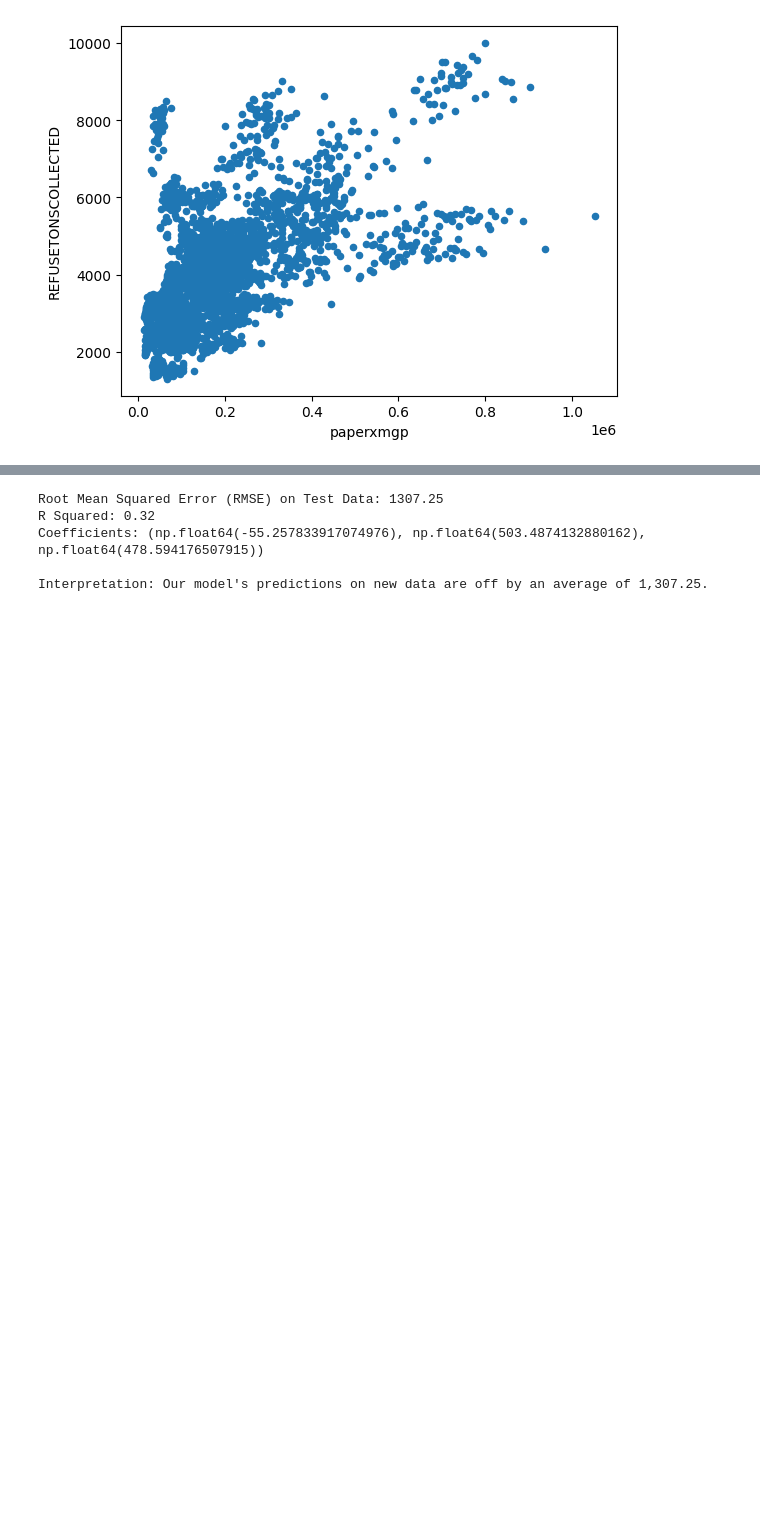
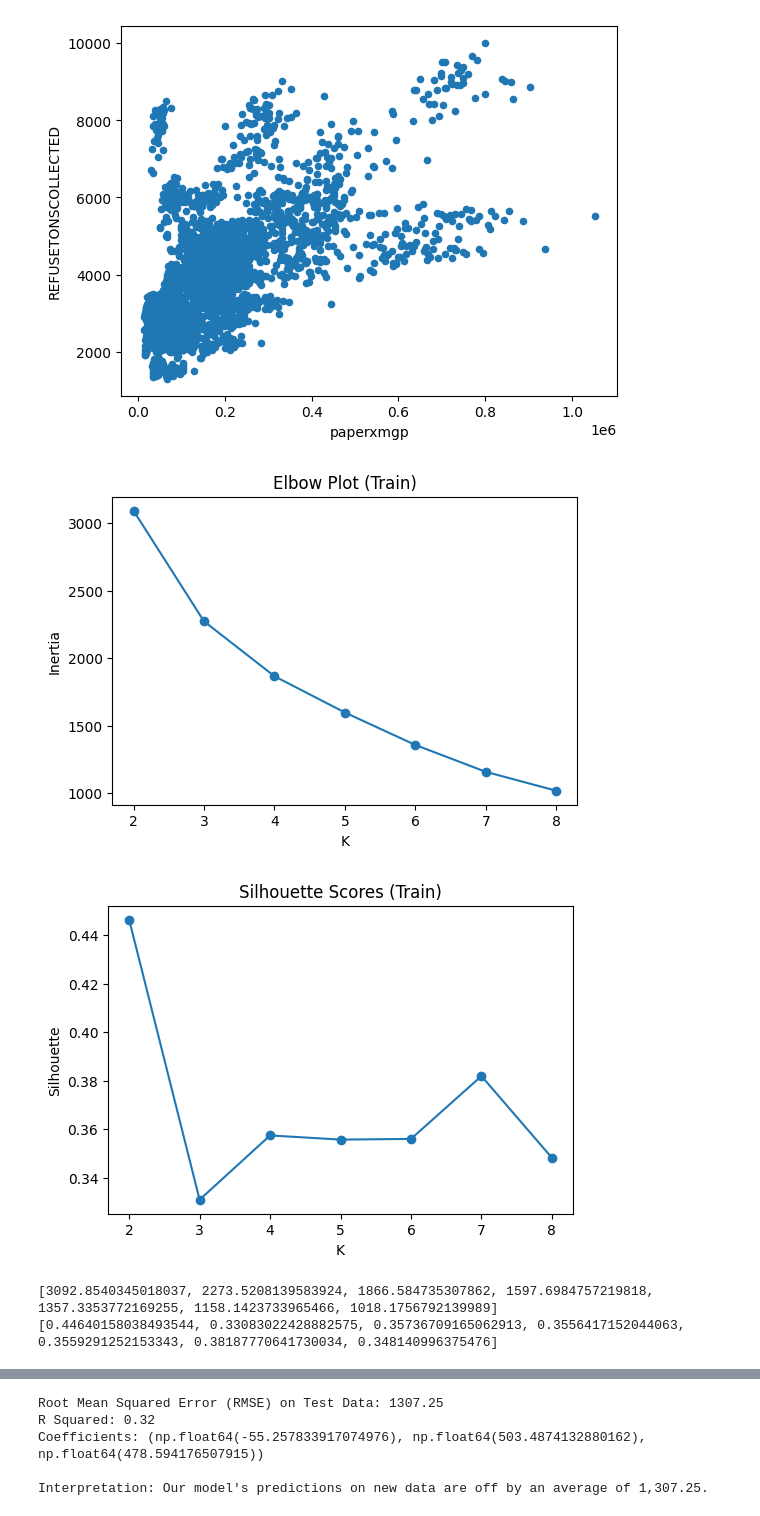
Before and after one commit to Commit-Thomas/DSNY_Analysis, a Jupyter notebook: notebooks/01_eda.ipynb, the cells around one changed output, grey strips where cells are left out. Drawn from its saved outputs; the diff is of its cells as text; code cells hidden in the pictures; blank space fills up the shorter version.

```diff
--- a/notebooks/01_eda.ipynb
+++ b/notebooks/01_eda.ipynb
@@ -82,3 +146,43 @@ See the caveats in the documentation: https://pandas.pydata.org/pandas-docs/stab
   newdata['paperxmgp'] = (newdata['PAPERTONSCOLLECTED'] * newdata['MGPTONSCOLLECTED'])
 <Axes: xlabel='paperxmgp', ylabel='REFUSETONSCOLLECTED'>
 [figure]
+# %%
+X = newdata[['PAPERTONSCOLLECTED','MGPTONSCOLLECTED','REFUSETONSCOLLECTED']]
+
+scaler = StandardScaler()
+X_train_scaled = scaler.fit_transform(X_train)
+
+inertias = []
+sil_scores = []
+
+K_values = range(2, 9)
+
+# For loop to go through K's
+for K in K_values:
+    kmeans = KMeans(n_clusters=K, random_state=42, n_init=10, max_iter=300)
+    kmeans.fit(X_train_scaled)
+
+    inertias.append(kmeans.inertia_)
+    sil_scores.append(silhouette_score(X_train_scaled, kmeans.labels_))
+
+plt.figure(figsize=(6,4))
+plt.plot(K_values, inertias, marker='o')
+plt.title("Elbow Plot (Train)")
+plt.xlabel("K")
+plt.ylabel("Inertia")
+plt.show()
+
+plt.figure(figsize=(6,4))
+plt.plot(K_values, sil_scores, marker='o')
+plt.title("Silhouette Scores (Train)")
+plt.xlabel("K")
+plt.ylabel("Silhouette")
+plt.show()
+
+print(inertias)
+print(sil_scores)
+# %% [output]
+[figure, added]
+[figure, added]
+[3092.8540345018037, 2273.5208139583924, 1866.584735307862, 1597.6984757219818, 1357.3353772169255, 1158.1423733965466, 1018.1756792139989]
+[0.44640158038493544, 0.33083022428882575, 0.35736709165062913, 0.3556417152044063, 0.3559291252153343, 0.38187770641730034, 0.348140996375476]
```
Also changed, not shown: parts of 5 cells of this notebook.
